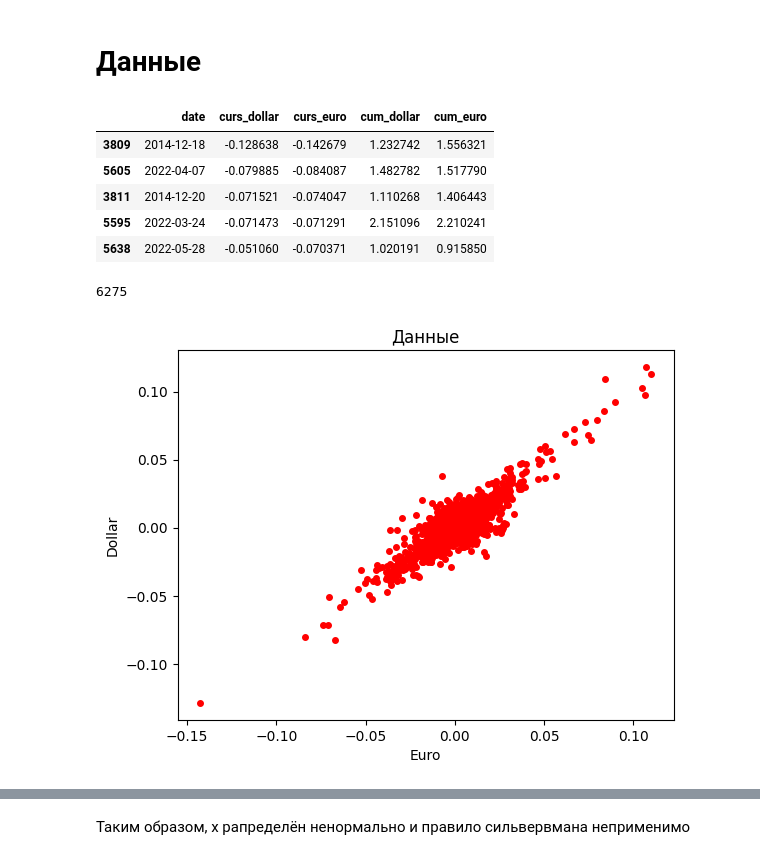
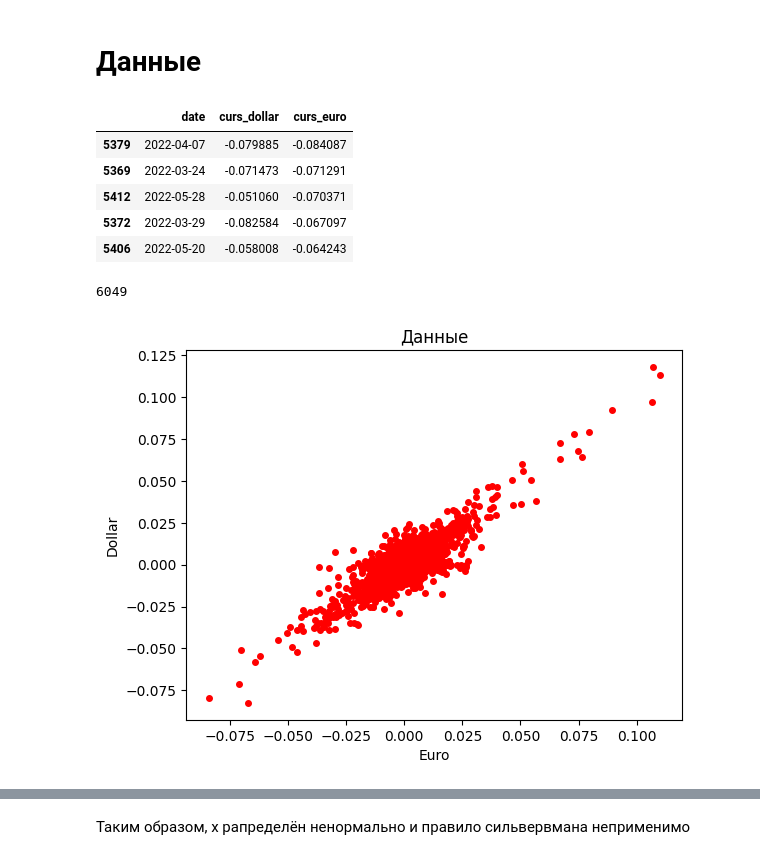
Before and after one commit to AnfimovAleksandr/mag_diploma, a Jupyter notebook: Непараметрический_2.ipynb, the cells around one changed output, grey strips where cells are left out. Cells and saved outputs as stored; diff of their text form; code cells hidden in the pictures.

```diff
--- a/Непараметрический_2.ipynb
+++ b/Непараметрический_2.ipynb
@@ -12,16 +12,17 @@ from sklearn import mixture
 from scipy.stats import norm
 from scipy.stats import gaussian_kde
 # %%
-data = pd.read_excel('euro_dollar.xlsx')
+data = pd.read_excel('euro_dollar_without_crisis.xlsx')
+# data = pd.read_excel('euro_dollar.xlsx')
 data = data.sort_values(by = ['curs_euro'])
 data.head()
 # %% [output]
-|  | date | curs_dollar | curs_euro | cum_dollar | cum_euro |
-| 3809 | 2014-12-18 | -0.128638 | -0.142679 | 1.232742 | 1.556321 |
-| 5605 | 2022-04-07 | -0.079885 | -0.084087 | 1.482782 | 1.517790 |
-| 3811 | 2014-12-20 | -0.071521 | -0.074047 | 1.110268 | 1.406443 |
-| 5595 | 2022-03-24 | -0.071473 | -0.071291 | 2.151096 | 2.210241 |
-| 5638 | 2022-05-28 | -0.051060 | -0.070371 | 1.020191 | 0.915850 |
+|  | date | curs_dollar | curs_euro |
+| 5379 | 2022-04-07 | -0.079885 | -0.084087 |
+| 5369 | 2022-03-24 | -0.071473 | -0.071291 |
+| 5412 | 2022-05-28 | -0.051060 | -0.070371 |
+| 5372 | 2022-03-29 | -0.082584 | -0.067097 |
+| 5406 | 2022-05-20 | -0.058008 | -0.064243 |
 # %%
 # def remove_outliers(df, columns):
 #   for column in columns:
@@ -40,7 +41,7 @@ list_of_dollar = list(data['curs_dollar'])
 n_samples = data['curs_euro'].size
 n_samples
 # %% [output]
-6275
+6049
 # %%
 plt.title('Данные')
 plt.xlabel('Euro')
@@ -49,7 +50,7 @@ plt.plot(data['curs_euro'], data['curs_dollar'], 'ro', markersize=4)
 #plt.legend(['С шумом', 'Истинный'])
 plt.show()
 # %% [output]
-[figure, old version]
+[figure, new version]
 # %%
 from sklearn.preprocessing import StandardScaler
 data_z = pd.DataFrame(StandardScaler().fit_transform(data[['curs_dollar', 'curs_euro']]), columns=['curs_dollar', 'curs_euro'])
```
Also changed, not shown: parts of 5 cells of this notebook, 5 other files.
